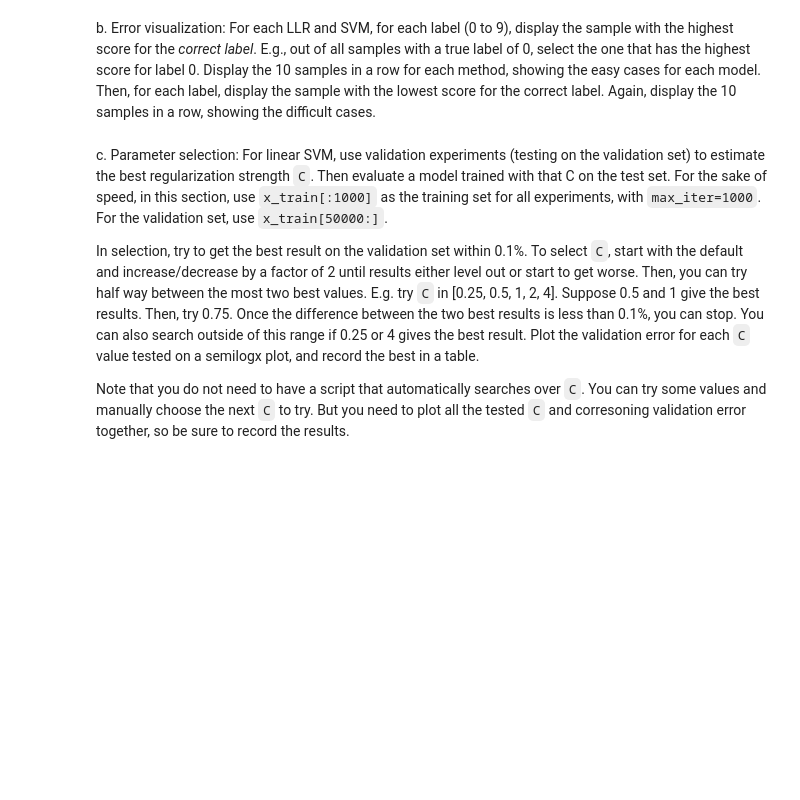
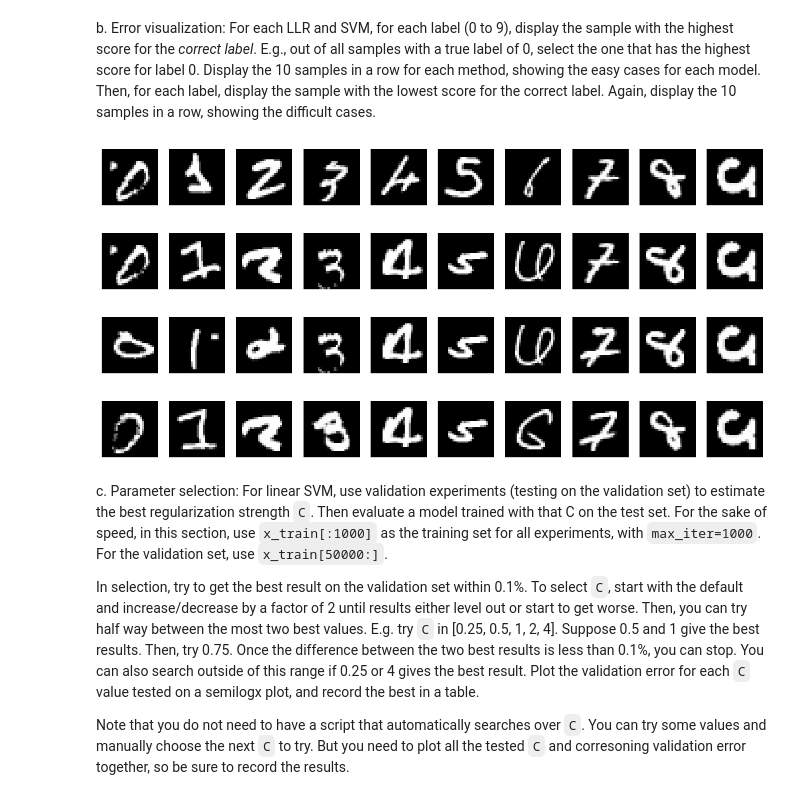
Before and after one commit to e1ec30/ML, a Jupyter notebook: notebooks/CS441_HW2_Starter.ipynb, the cells around one changed output. Saved outputs shown, nothing was run; the diff lists cells and outputs as text; code cells hidden in the pictures; blank space fills up the shorter version.

```diff
--- a/notebooks/CS441_HW2_Starter.ipynb
+++ b/notebooks/CS441_HW2_Starter.ipynb
@@ -155,0 +165,10 @@ a. LLR/SVM vs training size: For varying size training sets N in [100, 1000, 100
+# %%
+# LLR
+# TO DO
+sizes = [100, 1000, 10000, 60000]
+# llr = LogisticRegression(max_iter=500).fit(x_train[:100], y_train[:100])
+# labels = llr.predict(x_test)
+# print(np.max(labels))
+# err = np.sqrt(np.mean((y_test - labels)**2))
+# print(err)
+llrs = np.array([LogisticRegression(max_iter=500).fit(x_train[:N], y_train[:N]) for N in sizes])
@@ -158,9 +182,32 @@ b. Error visualization: For each LLR and SVM, for each label (0 to 9), display t
 # %%
 # to get scores for logistic regression use: scores = model_lr.predict_proba(x_test)
 # TO DO
+llr_scores = np.array([l.predict_proba(x_test) for l in llrs])
 
 # to get scores for SVM use: scores = model_svm.decision_function(x_test)
 # TO DO
+svc_scores = np.array([s.decision_function(x_test) for s in svcs])
+# %%
+# llr = llr_scores[-1]
+# l = 0
+# labels_zero = np.where(y_test == l)[0]
+# m = labels_zero[np.argmax(llr[labels_zero][:, l])]
+# display_mnist(x_test[m])
+
+# This shows the most difficult cases for the llrs, won't do the rest cos it's repititive. Just switch `llr_scores` with `svc_scores` to change the models
+# And switch `np.argmin` with `np.argmax` to get the easiest test cases
+for llr in llr_scores:
+    samples = []
+    for l in range(10):
+        true_labels = np.where(y_test == l)[0]
+        m = true_labels[np.argmin(llr[true_labels][:, l])]
+        samples.append(m)
+    display_mnist(x_test[samples], 1, 10)
+# %% [output]
+[figure, added]
+[figure, added]
+[figure, added]
+[figure, added]
 # %% [markdown]
 c. Parameter selection: For linear SVM, use validation experiments (testing on the validation set) to estimate the best regularization strength `C`. Then evaluate a model trained with that C on the test set. For the sake of speed, in this section, use  `x_train[:1000]` as the training set for all experiments, with `max_iter=1000`.  For the validation set, use `x_train[50000:]`.
 
```
Also changed, not shown: parts of 8 cells of this notebook.
